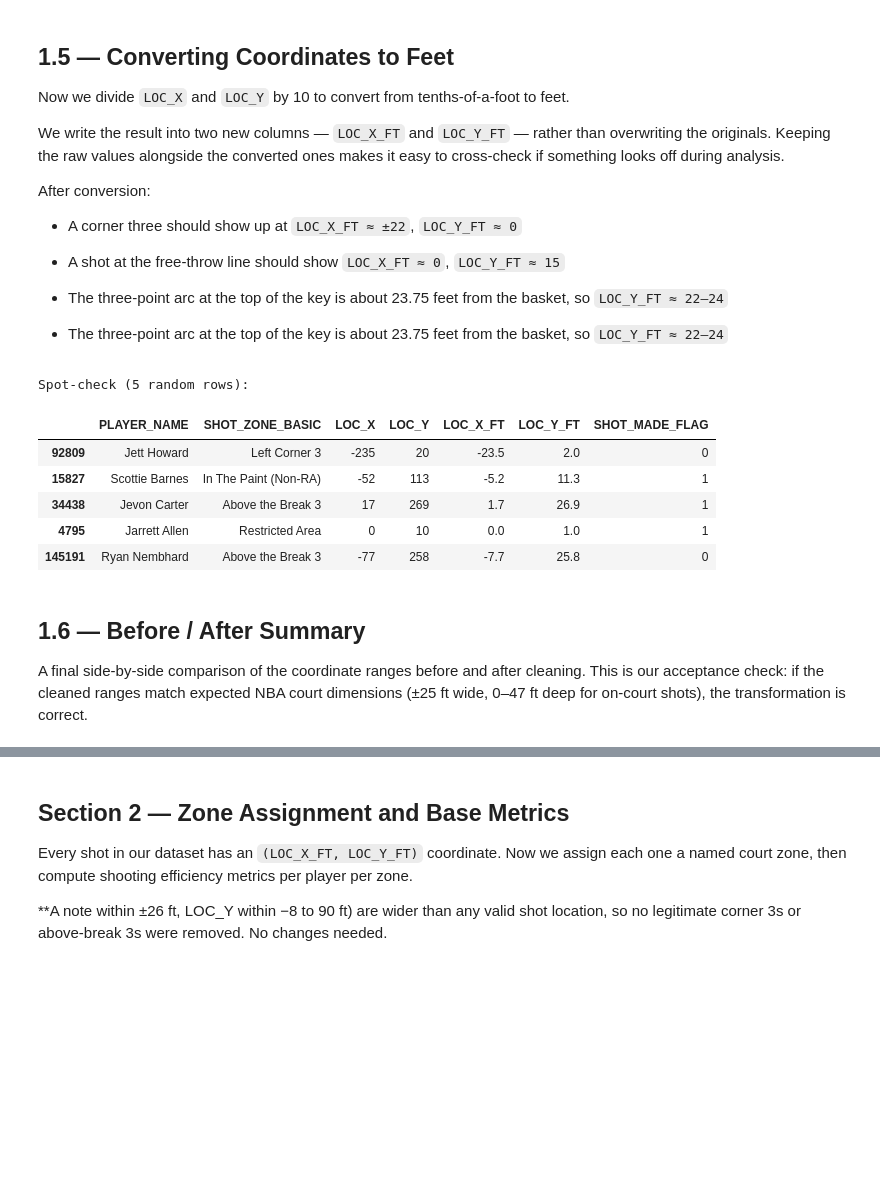
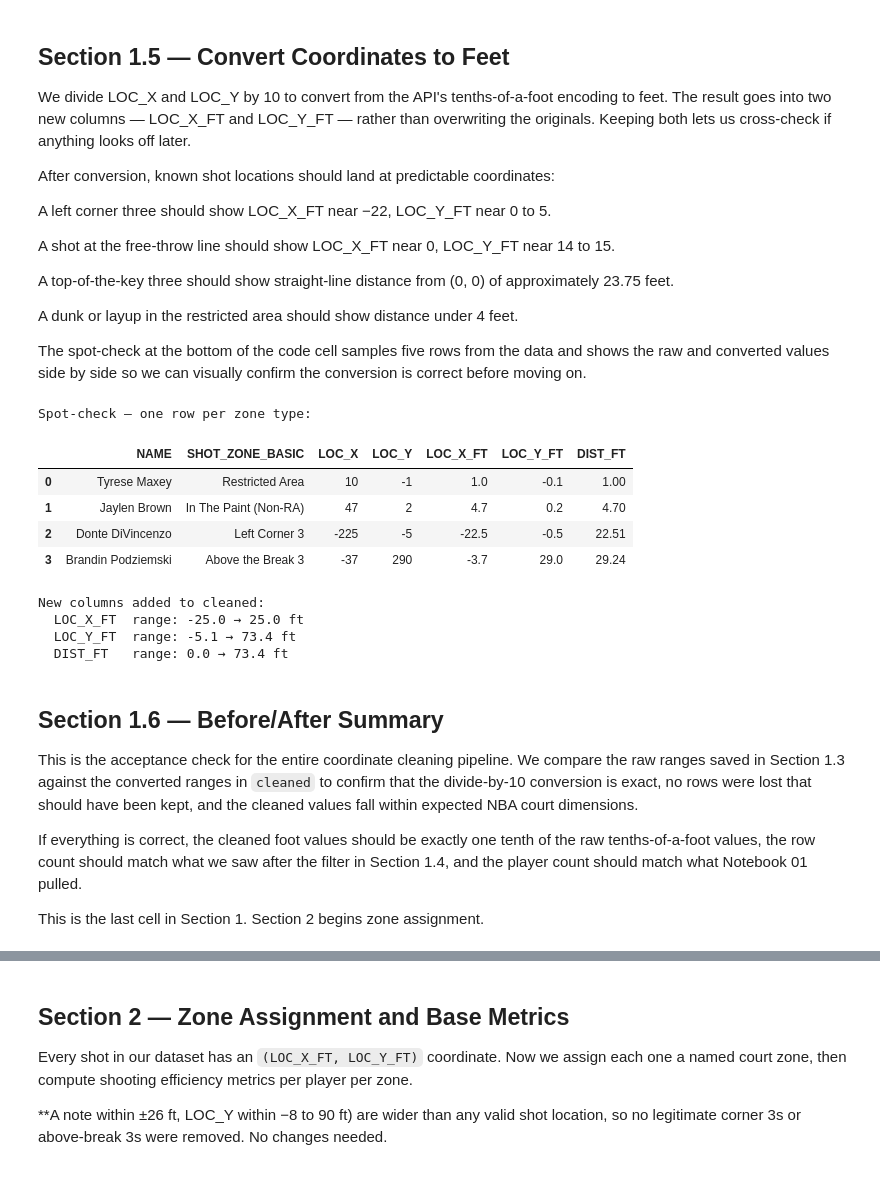
Before and after one commit to nanu731/nba-shot-analytics, a Jupyter notebook: notebooks/02_data_cleaning.ipynb, the cells around one changed output, grey strips where cells are left out. Saved outputs shown, nothing was run; the diff lists cells and outputs as text; code cells hidden in the pictures; blank space fills up the shorter version.

```diff
--- a/notebooks/02_data_cleaning.ipynb
+++ b/notebooks/02_data_cleaning.ipynb
@@ -176,34 +249,61 @@ Rows dropped       : 0  (0.00% of total)
 # %% [markdown]
-## 1.5 — Converting Coordinates to Feet
+## Section 1.5 — Convert Coordinates to Feet
 
-Now we divide `LOC_X` and `LOC_Y` by 10 to convert from tenths-of-a-foot to feet.
+We divide LOC_X and LOC_Y by 10 to convert from the API's tenths-of-a-foot encoding to feet. The result goes into two new columns — LOC_X_FT and LOC_Y_FT — rather than overwriting the originals. Keeping both lets us cross-check if anything looks off later.
 
-We write the result into two new columns — `LOC_X_FT` and `LOC_Y_FT` — rather than overwriting the originals. Keeping the raw values alongside the converted ones makes it easy to cross-check if something looks off during analysis.
+After conversion, known shot locations should land at predictable coordinates:
 
-After conversion:
-- A corner three should show up at `LOC_X_FT ≈ ±22`, `LOC_Y_FT ≈ 0`
-- A shot at the free-throw line should show `LOC_X_FT ≈ 0`, `LOC_Y_FT ≈ 15`
-- The three-point arc at the top of the key is about 23.75 feet from the basket, so `LOC_Y_FT ≈ 22–24`
+A left corner three should show LOC_X_FT near −22, LOC_Y_FT near 0 to 5.
 
-- The three-point arc at the top of the key is about 23.75 feet from the basket, so `LOC_Y_FT ≈ 22–24`
+A shot at the free-throw line should show LOC_X_FT near 0, LOC_Y_FT near 14 to 15.
+
+A top-of-the-key three should show straight-line distance from (0, 0) of approximately 23.75 feet.
+
+A dunk or layup in the restricted area should show distance under 4 feet.
+
+The spot-check at the bottom of the code cell samples five rows from the data and shows the raw and converted values side by side so we can visually confirm the conversion is correct before moving on.
 # %%
-cleaned["LOC_X_FT"] = cleaned["LOC_X"] / 10
-cleaned["LOC_Y_FT"] = cleaned["LOC_Y"] / 10
+# Divide by 10 to convert tenths-of-a-foot to feet
+cleaned["LOC_X_FT"] = cleaned["LOC_X"] / 10.0
+cleaned["LOC_Y_FT"] = cleaned["LOC_Y"] / 10.0
 
-# Quick spot-check: print a few rows showing both raw and converted values
-spot_check_cols = ["PLAYER_NAME", "SHOT_ZONE_BASIC", "LOC_X", "LOC_Y", "LOC_X_FT", "LOC_Y_FT", "SHOT_MADE_FLAG"]
-print("Spot-check (5 random rows):\n")
-display(cleaned[spot_check_cols].sample(5, random_state=42))
+# Compute straight-line distance from the basket for spot-check verification
+cleaned["DIST_FT"] = np.sqrt(cleaned["LOC_X_FT"]**2 + cleaned["LOC_Y_FT"]**2).round(2)
+
+# Spot-check: sample one row from each of four expected coordinate ranges
+# to confirm the conversion matches known NBA court geometry
+checks = pd.concat([
+    cleaned[cleaned["SHOT_ZONE_BASIC"] == "Restricted Area"].sample(1, random_state=1),
+    cleaned[cleaned["SHOT_ZONE_BASIC"] == "In The Paint (Non-RA)"].sample(1, random_state=1),
+    cleaned[cleaned["SHOT_ZONE_BASIC"] == "Left Corner 3"].sample(1, random_state=1),
+    cleaned[cleaned["SHOT_ZONE_BASIC"] == "Above the Break 3"].sample(1, random_state=1),
+])
+
+spot_cols = ["NAME", "SHOT_ZONE_BASIC", "LOC_X", "LOC_Y", "LOC_X_FT", "LOC_Y_FT", "DIST_FT"]
+print("Spot-check — one row per zone type:\n")
+display(checks[spot_cols].reset_index(drop=True))
+
+print(f"\nNew columns added to cleaned:")
+print(f"  LOC_X_FT  range: {cleaned['LOC_X_FT'].min():.1f} → {cleaned['LOC_X_FT'].max():.1f} ft")
+print(f"  LOC_Y_FT  range: {cleaned['LOC_Y_FT'].min():.1f} → {cleaned['LOC_Y_FT'].max():.1f} ft")
+print(f"  DIST_FT   range: {cleaned['DIST_FT'].min():.1f} → {cleaned['DIST_FT'].max():.1f} ft")
 # %% [output]
-Spot-check (5 random rows):
+Spot-check — one row per zone type:
-|  | PLAYER_NAME | SHOT_ZONE_BASIC | LOC_X | LOC_Y | LOC_X_FT | LOC_Y_FT | SHOT_MADE_FLAG |
-| 92809 | Jett Howard | Left Corner 3 | -235 | 20 | -23.5 | 2.0 | 0 |
-| 15827 | Scottie Barnes | In The Paint (Non-RA) | -52 | 113 | -5.2 | 11.3 | 1 |
-| 34438 | Jevon Carter | Above the Break 3 | 17 | 269 | 1.7 | 26.9 | 1 |
-| 4795 | Jarrett Allen | Restricted Area | 0 | 10 | 0.0 | 1.0 | 1 |
-| 145191 | Ryan Nembhard | Above the Break 3 | -77 | 258 | -7.7 | 25.8 | 0 |
+|  | NAME | SHOT_ZONE_BASIC | LOC_X | LOC_Y | LOC_X_FT | LOC_Y_FT | DIST_FT |
+| 0 | Tyrese Maxey | Restricted Area | 10 | -1 | 1.0 | -0.1 | 1.00 |
+| 1 | Jaylen Brown | In The Paint (Non-RA) | 47 | 2 | 4.7 | 0.2 | 4.70 |
+| 2 | Donte DiVincenzo | Left Corner 3 | -225 | -5 | -22.5 | -0.5 | 22.51 |
+| 3 | Brandin Podziemski | Above the Break 3 | -37 | 290 | -3.7 | 29.0 | 29.24 |
+New columns added to cleaned:
+  LOC_X_FT  range: -25.0 → 25.0 ft
+  LOC_Y_FT  range: -5.1 → 73.4 ft
+  DIST_FT   range: 0.0 → 73.4 ft
 # %% [markdown]
-## 1.6 — Before / After Summary
+## Section 1.6 — Before/After Summary
 
-A final side-by-side comparison of the coordinate ranges before and after cleaning. This is our acceptance check: if the cleaned ranges match expected NBA court dimensions (±25 ft wide, 0–47 ft deep for on-court shots), the transformation is correct.
+This is the acceptance check for the entire coordinate cleaning pipeline. We compare the raw ranges saved in Section 1.3 against the converted ranges in `cleaned` to confirm that the divide-by-10 conversion is exact, no rows were lost that should have been kept, and the cleaned values fall within expected NBA court dimensions.
+
+If everything is correct, the cleaned foot values should be exactly one tenth of the raw tenths-of-a-foot values, the row count should match what we saw after the filter in Section 1.4, and the player count should match what Notebook 01 pulled.
+
+This is the last cell in Section 1. Section 2 begins zone assignment.
 # %%
```
Also changed, not shown: parts of 10 cells of this notebook, 4 other files.
